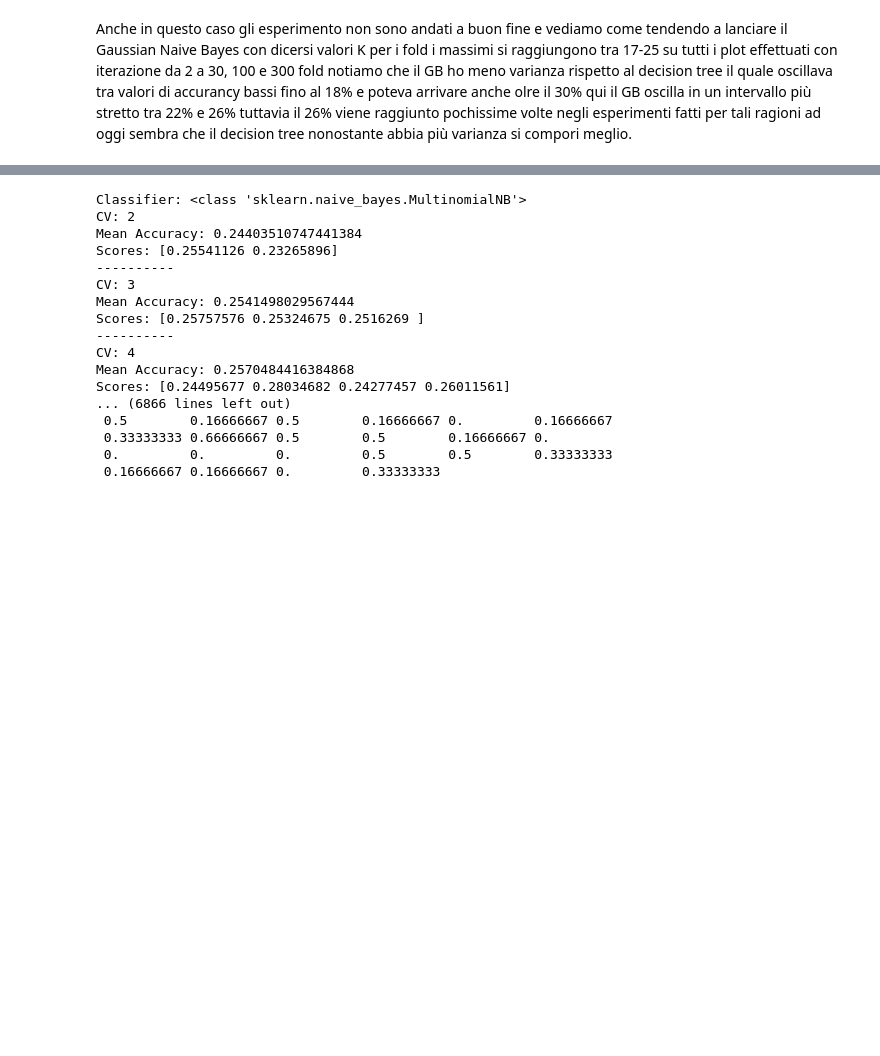
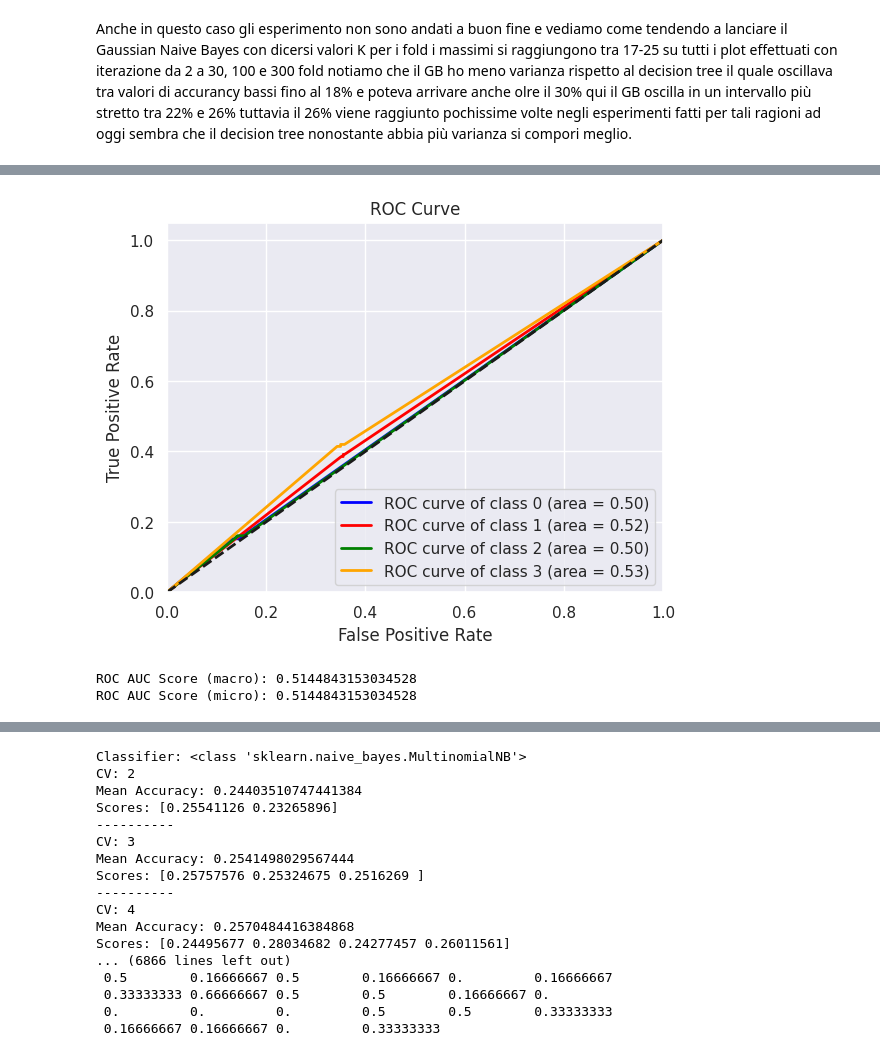
Before and after one commit to kozen88/HCV_DM23, a Jupyter notebook: Apprendimento_classificatore_Bayesiano.ipynb, the cells around one changed output, grey strips where cells are left out. Saved outputs shown, nothing was run; the diff lists cells and outputs as text; code cells hidden in the pictures; blank space fills up the shorter version.

```diff
--- a/Apprendimento_classificatore_Bayesiano.ipynb
+++ b/Apprendimento_classificatore_Bayesiano.ipynb
@@ -214,3 +380,13 @@ Accurancy mediata su i 10 fold fatti: 0.24691898654989056
+# %%
+# istanziazione del modello Gaussian Naive Bayes
+model_MNB3 = MultinomialNB()
+
+# calcolo roc_auc_score e plot
+evaluate_roc_auc(model_MNB3, X, y)
+# %% [output]
+[figure, added]
+ROC AUC Score (macro): 0.5144843153034528
+ROC AUC Score (micro): 0.5144843153034528
 # %%
 # proviamo i principali k fold
 classifier_MNB = [MultinomialNB]
```
Also changed, not shown: parts of 28 cells of this notebook.
